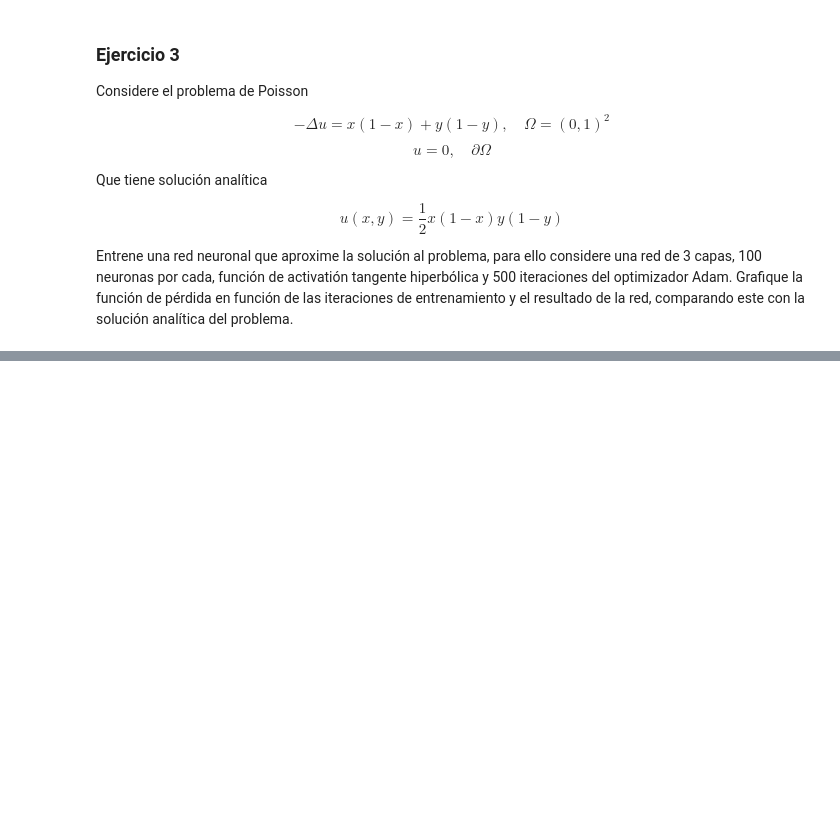
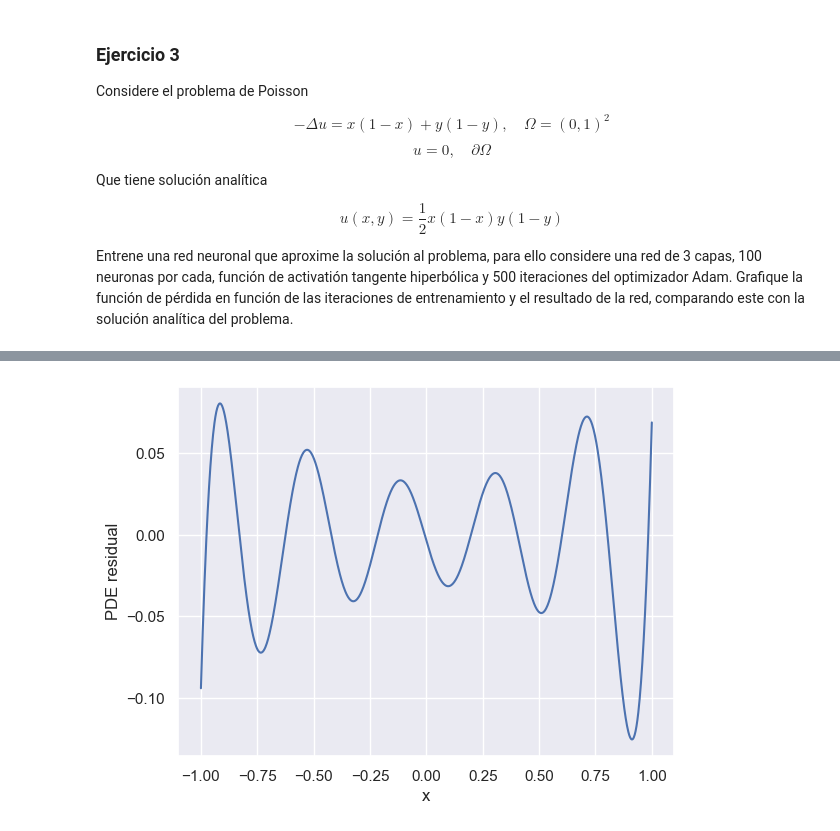
Before and after one commit to Miguel-Escobar/topicos-en-NN, a Jupyter notebook: Tarea1/MA5606_Tarea_1_Enunciado.ipynb, the cells around one changed output, grey strips where cells are left out. Cells and saved outputs as stored; diff of their text form; code cells hidden in the pictures; blank space fills up the shorter version.

```diff
--- a/Tarea1/MA5606_Tarea_1_Enunciado.ipynb
+++ b/Tarea1/MA5606_Tarea_1_Enunciado.ipynb
@@ -386,0 +434,78 @@ Step      Train loss    Test loss     Test metric
+# %%
+"""Backend supported: tensorflow.compat.v1, tensorflow, pytorch, jax, paddle"""
+import deepxde as dde
+import matplotlib.pyplot as plt
+import numpy as np
+# Import tf if using backend tensorflow.compat.v1 or tensorflow
+# from deepxde.backend import tf
+# Import torch if using backend pytorch
+# import torch
+# Import jax.numpy if using backend jax
+# import jax.numpy as jnp
+# Import paddle if using backend paddle
+# import paddle
+
+
+def pde(x, y):
+    # Most backends
+    dy_xx = dde.grad.hessian(y, x)
+    # Backend jax
+    # dy_xx, _ = dde.grad.hessian(y, x)
+    # Use tf.sin for backend tensorflow.compat.v1 or tensorflow
+    return -dy_xx - np.pi ** 2 * tf.sin(np.pi * x)
+    # Use torch.sin for backend pytorch
+    # return -dy_xx - np.pi ** 2 * torch.sin(np.pi * x)
+    # Use jax.numpy.sin for backend jax
+    # return -dy_xx - np.pi ** 2 * jnp.sin(np.pi * x)
+    # Use paddle.sin for backend paddle
+    # return -dy_xx - np.pi ** 2 * paddle.sin(np.pi * x)
+
+
+def boundary(x, on_boundary):
+    return on_boundary
+
+
+def func(x):
+    return np.sin(np.pi * x)
+
+
+geom = dde.geometry.Interval(-1, 1)
+bc = dde.icbc.DirichletBC(geom, func, boundary)
+data = dde.data.PDE(geom, pde, bc, 16, 2, solution=func, num_test=100)
+
+layer_size = [1] + [50] * 3 + [1]
+activation = "tanh"
+initializer = "Glorot uniform"
+net = dde.nn.FNN(layer_size, activation, initializer)
+
+model = dde.Model(data, net)
+model.compile("adam", lr=0.001, metrics=["l2 relative error"])
+
+# losshistory, train_state = model.train(iterations=10000)
+# Optional: Save the model during training.
+# checkpointer = dde.callbacks.ModelCheckpoint(
+#     "model/model", verbose=1, save_better_only=True
+# )
+# Optional: Save the movie of the network solution during training.
+# ImageMagick (https://imagemagick.org/) is required to generate the movie.
+import os
+
+directory = "./movie"
+if not os.path.exists(directory):
+    os.makedirs(directory)
+movie = dde.callbacks.MovieDumper(
+    "./movie/test", [-0], [1], period=1, save_spectrum=False, y_reference=func
+)
+losshistory, train_state = model.train(iterations=500, callbacks=[movie])
+
+# Optional: Restore the saved model with the smallest training loss
+# model.restore(f"model/model-{train_state.best_step}.ckpt", verbose=1)
+# Plot PDE residual
+x = geom.uniform_points(1000, True)
+y = model.predict(x, operator=pde)
+plt.figure()
+plt.plot(x, y)
+plt.xlabel("x")
+plt.ylabel("PDE residual")
+plt.show()
+# %% [output]
@@ -386,0 +532 @@ Step      Train loss    Test loss     Test metric
+[figure, added]
```
Also changed, not shown: parts of 8 cells of this notebook, 7 other files.
